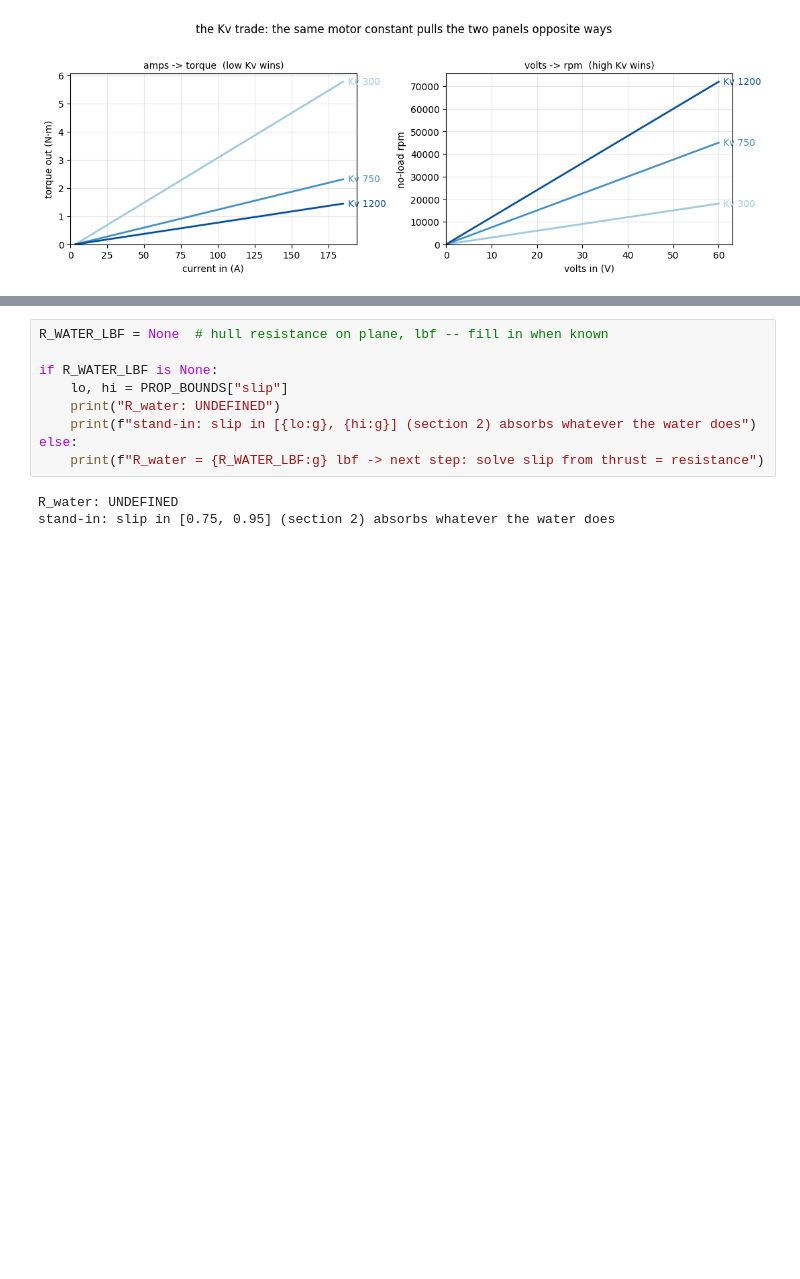
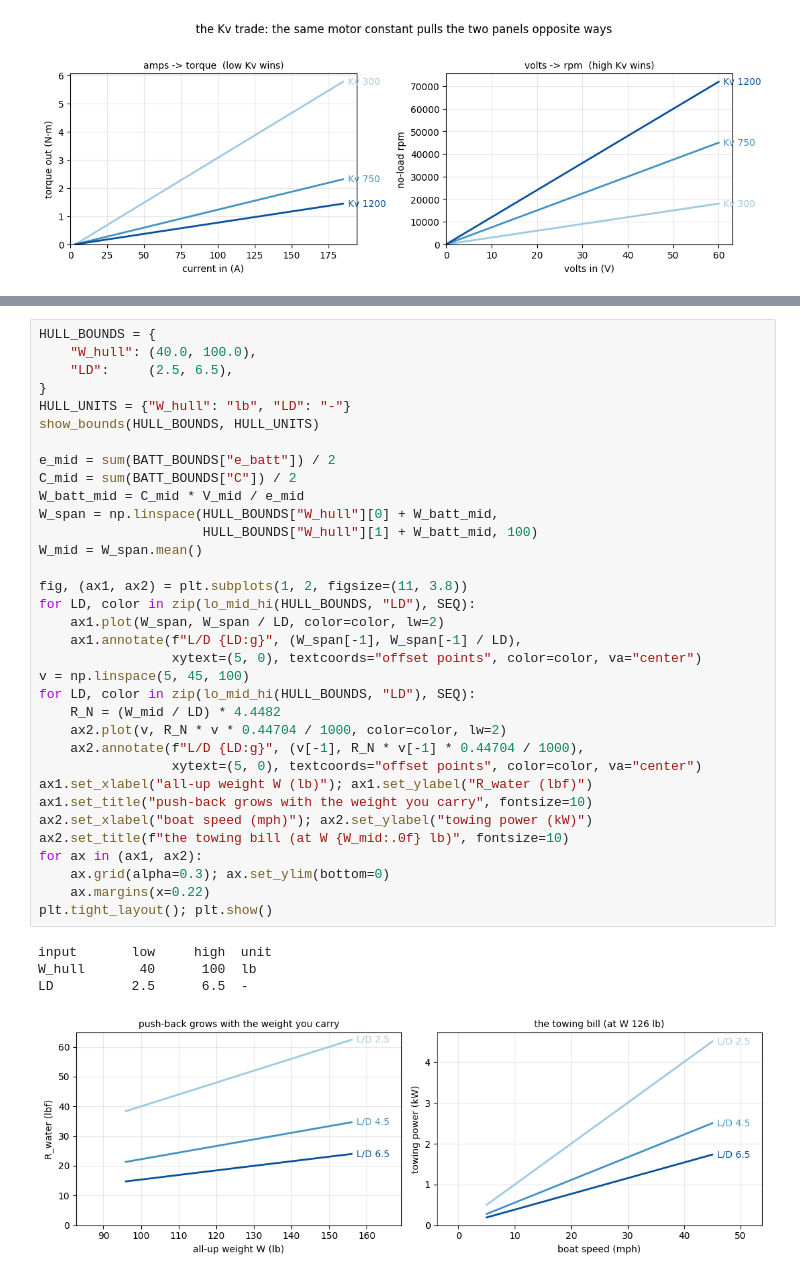
Before and after one commit to MarMar888/hav, a Jupyter notebook: optimization/willmarley.ipynb, the cells around one changed output, grey strips where cells are left out. Saved outputs shown, nothing was run; the diff lists cells and outputs as text; blank space fills up the shorter version.

```diff
--- a/optimization/willmarley.ipynb
+++ b/optimization/willmarley.ipynb
@@ -208,12 +226,39 @@ thrust = resistance.
 # %%
-R_WATER_LBF = None  # hull resistance on plane, lbf -- fill in when known
+HULL_BOUNDS = {
+    "W_hull": (40.0, 100.0),
+    "LD":     (2.5, 6.5),
+}
+HULL_UNITS = {"W_hull": "lb", "LD": "-"}
+show_bounds(HULL_BOUNDS, HULL_UNITS)
 
-if R_WATER_LBF is None:
-    lo, hi = PROP_BOUNDS["slip"]
-    print("R_water: UNDEFINED")
-    print(f"stand-in: slip in [{lo:g}, {hi:g}] (section 2) absorbs whatever the water does")
-else:
-    print(f"R_water = {R_WATER_LBF:g} lbf -> next step: solve slip from thrust = resistance")
+e_mid = sum(BATT_BOUNDS["e_batt"]) / 2
+C_mid = sum(BATT_BOUNDS["C"]) / 2
+W_batt_mid = C_mid * V_mid / e_mid
+W_span = np.linspace(HULL_BOUNDS["W_hull"][0] + W_batt_mid,
+                     HULL_BOUNDS["W_hull"][1] + W_batt_mid, 100)
+W_mid = W_span.mean()
+
+fig, (ax1, ax2) = plt.subplots(1, 2, figsize=(11, 3.8))
+for LD, color in zip(lo_mid_hi(HULL_BOUNDS, "LD"), SEQ):
+    ax1.plot(W_span, W_span / LD, color=color, lw=2)
+    ax1.annotate(f"L/D {LD:g}", (W_span[-1], W_span[-1] / LD),
+                 xytext=(5, 0), textcoords="offset points", color=color, va="center")
+v = np.linspace(5, 45, 100)
+for LD, color in zip(lo_mid_hi(HULL_BOUNDS, "LD"), SEQ):
+    R_N = (W_mid / LD) * 4.4482
+    ax2.plot(v, R_N * v * 0.44704 / 1000, color=color, lw=2)
+    ax2.annotate(f"L/D {LD:g}", (v[-1], R_N * v[-1] * 0.44704 / 1000),
+                 xytext=(5, 0), textcoords="offset points", color=color, va="center")
+ax1.set_xlabel("all-up weight W (lb)"); ax1.set_ylabel("R_water (lbf)")
+ax1.set_title("push-back grows with the weight you carry", fontsize=10)
+ax2.set_xlabel("boat speed (mph)"); ax2.set_ylabel("towing power (kW)")
+ax2.set_title(f"the towing bill (at W {W_mid:.0f} lb)", fontsize=10)
+for ax in (ax1, ax2):
+    ax.grid(alpha=0.3); ax.set_ylim(bottom=0)
+    ax.margins(x=0.22)
+plt.tight_layout(); plt.show()
 # %% [output]
-R_water: UNDEFINED
-stand-in: slip in [0.75, 0.95] (section 2) absorbs whatever the water does
+input       low     high  unit
+W_hull       40      100  lb
+LD          2.5      6.5  -
+[figure, added]
```
Also changed, not shown: parts of 20 cells of this notebook, 3 other files.
